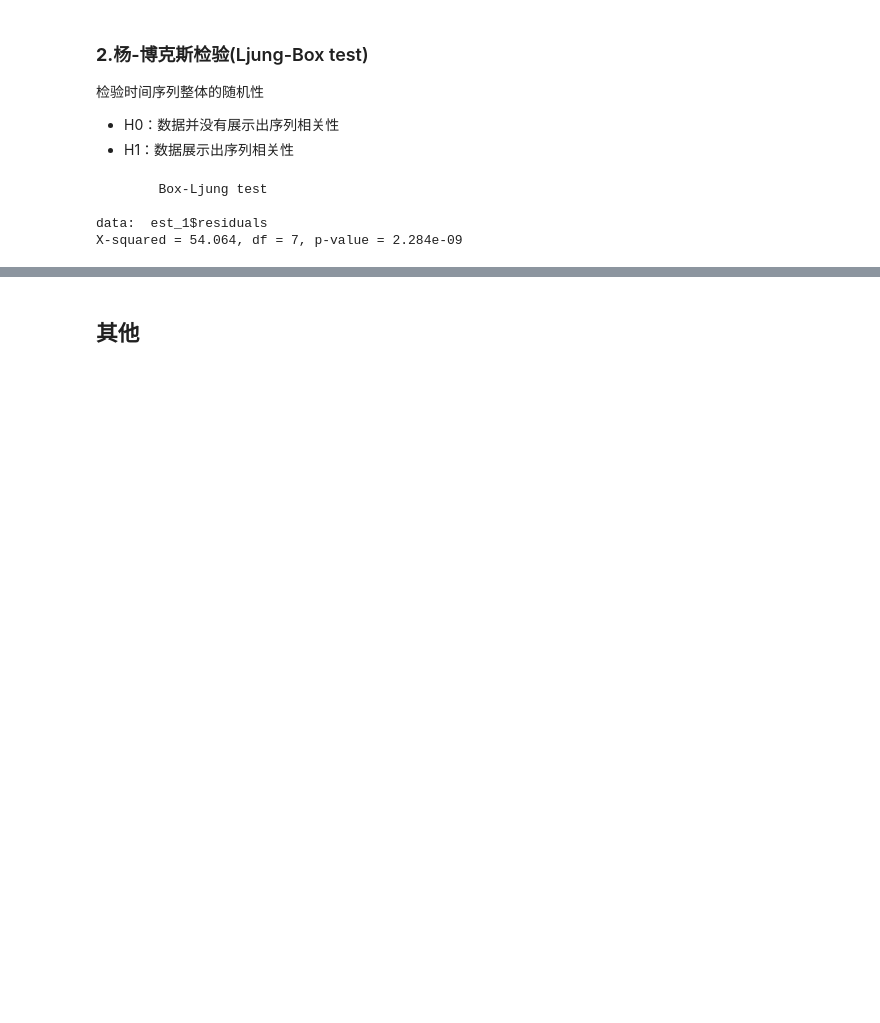
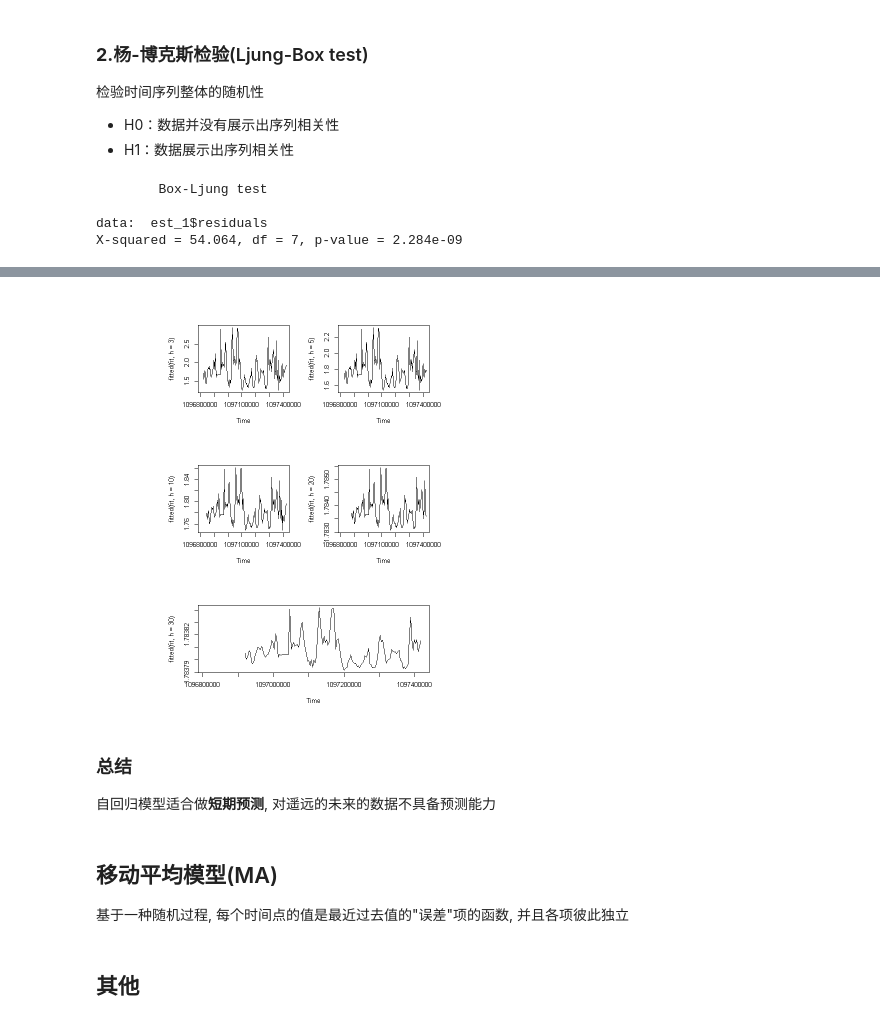
Before and after one commit to 1554823142/time_series_analysis, a Jupyter notebook: my_code/chap6/stastic_modoule.ipynb, the cells around one changed output, grey strips where cells are left out. Drawn from its saved outputs; the diff is of its cells as text; code cells hidden in the pictures; blank space fills up the shorter version.

```diff
--- a/my_code/chap6/stastic_modoule.ipynb
+++ b/my_code/chap6/stastic_modoule.ipynb
@@ -321,3 +417,21 @@ lines(fitted(est_1), col = 3, lwd = 2)
+# %%
+mat <- matrix(c(1:4, 5, 5), nrow = 3, byrow = TRUE)
+# 保持图形宽高比
+layout(mat,respect = TRUE)
+plot(fitted(fit, h = 3))
+plot(fitted(fit, h = 5))
+plot(fitted(fit, h = 10))
+plot(fitted(fit, h = 20))
+plot(fitted(fit, h = 30))
+# %% [output]
+[figure, added]
+# %% [markdown]
+### 总结
+自回归模型适合做**短期预测**, 对遥远的未来的数据不具备预测能力
+# %% [markdown]
+## 移动平均模型(MA)
+
+基于一种随机过程, 每个时间点的值是最近过去值的"误差"项的函数, 并且各项彼此独立
 # %% [markdown]
 ## 其他
 # %%
```
Also changed, not shown: parts of 13 cells of this notebook, 6 other files.
